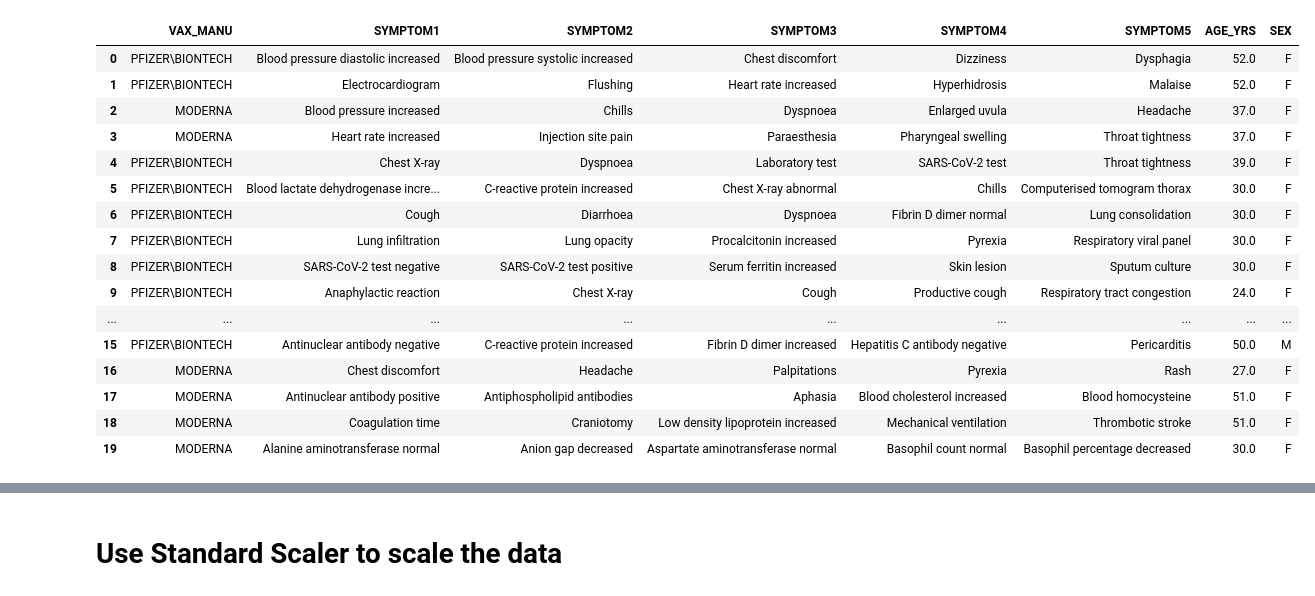
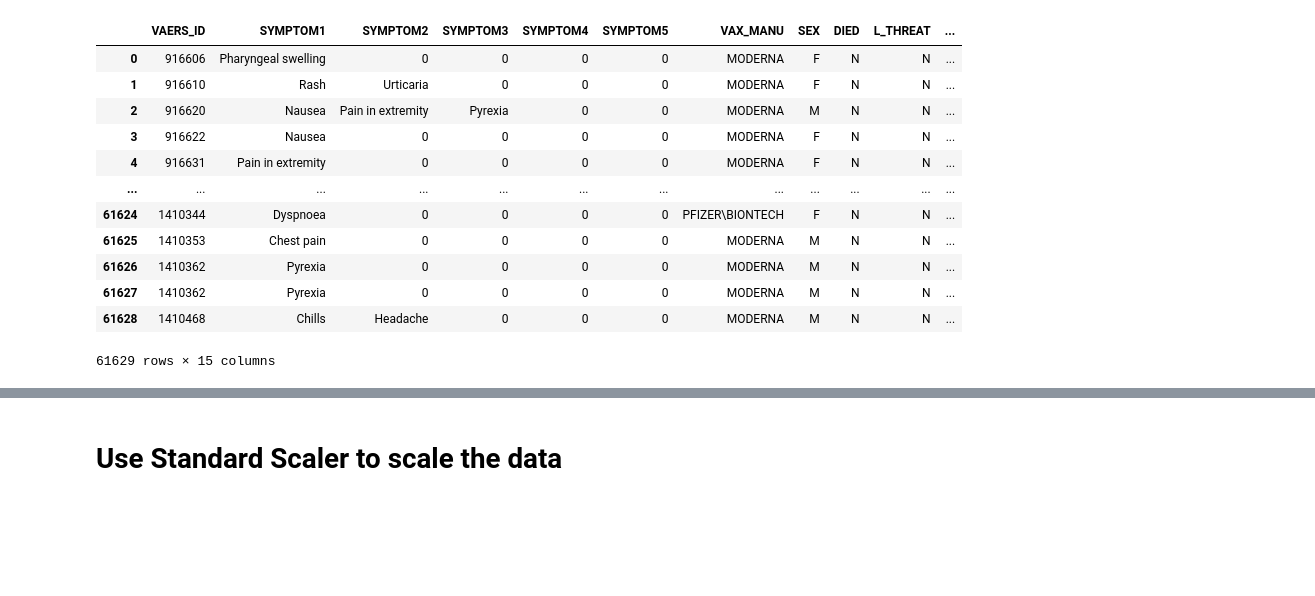
Before and after one commit to jvera01/COVID19_VAERS_ANALYSIS, a Jupyter notebook: Notebooks/RandomForest_VAERS.ipynb, the cells around one changed output, grey strips where cells are left out. Saved outputs shown, nothing was run; the diff lists cells and outputs as text; code cells hidden in the pictures; blank space fills up the shorter version.

```diff
--- a/Notebooks/RandomForest_VAERS.ipynb
+++ b/Notebooks/RandomForest_VAERS.ipynb
@@ -28,20 +20,20 @@ del vaxsymp['Unnamed: 0']
+# %%
+# Drop age_yrs and convert age_bin to string.
+vaxsymp = vaxsymp.drop(columns=['AGE_YRS'])
+vaxsymp['AGE_BIN'] = vaxsymp['AGE_BIN'].astype(str)
 # %%
-vaxsymp.head(20)
+vaxsymp
 # %% [output]
-|  | VAX_MANU | SYMPTOM1 | SYMPTOM2 | SYMPTOM3 | SYMPTOM4 | SYMPTOM5 | AGE_YRS | SEX |
-| 0 | PFIZER\BIONTECH | Blood pressure diastolic increased | Blood pressure systolic increased | Chest discomfort | Dizziness | Dysphagia | 52.0 | F |
-| 1 | PFIZER\BIONTECH | Electrocardiogram | Flushing | Heart rate increased | Hyperhidrosis | Malaise | 52.0 | F |
-| 2 | MODERNA | Blood pressure increased | Chills | Dyspnoea | Enlarged uvula | Headache | 37.0 | F |
-| 3 | MODERNA | Heart rate increased | Injection site pain | Paraesthesia | Pharyngeal swelling | Throat tightness | 37.0 | F |
-| 4 | PFIZER\BIONTECH | Chest X-ray | Dyspnoea | Laboratory test | SARS-CoV-2 test | Throat tightness | 39.0 | F |
-| 5 | PFIZER\BIONTECH | Blood lactate dehydrogenase incre... | C-reactive protein increased | Chest X-ray abnormal | Chills | Computerised tomogram thorax | 30.0 | F |
-| 6 | PFIZER\BIONTECH | Cough | Diarrhoea | Dyspnoea | Fibrin D dimer normal | Lung consolidation | 30.0 | F |
-| 7 | PFIZER\BIONTECH | Lung infiltration | Lung opacity | Procalcitonin increased | Pyrexia | Respiratory viral panel | 30.0 | F |
-| 8 | PFIZER\BIONTECH | SARS-CoV-2 test negative | SARS-CoV-2 test positive | Serum ferritin increased | Skin lesion | Sputum culture | 30.0 | F |
-| 9 | PFIZER\BIONTECH | Anaphylactic reaction | Chest X-ray | Cough | Productive cough | Respiratory tract congestion | 24.0 | F |
-| ... | ... | ... | ... | ... | ... | ... | ... | ... |
-| 15 | PFIZER\BIONTECH | Antinuclear antibody negative | C-reactive protein increased | Fibrin D dimer increased | Hepatitis C antibody negative | Pericarditis | 50.0 | M |
-| 16 | MODERNA | Chest discomfort | Headache | Palpitations | Pyrexia | Rash | 27.0 | F |
-| 17 | MODERNA | Antinuclear antibody positive | Antiphospholipid antibodies | Aphasia | Blood cholesterol increased | Blood homocysteine | 51.0 | F |
-| 18 | MODERNA | Coagulation time | Craniotomy | Low density lipoprotein increased | Mechanical ventilation | Thrombotic stroke | 51.0 | F |
-| 19 | MODERNA | Alanine aminotransferase normal | Anion gap decreased | Aspartate aminotransferase normal | Basophil count normal | Basophil percentage decreased | 30.0 | F |
+|  | VAERS_ID | SYMPTOM1 | SYMPTOM2 | SYMPTOM3 | SYMPTOM4 | SYMPTOM5 | VAX_MANU | SEX | DIED | L_THREAT | ... |
+| 0 | 916606 | Pharyngeal swelling | 0 | 0 | 0 | 0 | MODERNA | F | N | N | ... |
+| 1 | 916610 | Rash | Urticaria | 0 | 0 | 0 | MODERNA | F | N | N | ... |
+| 2 | 916620 | Nausea | Pain in extremity | Pyrexia | 0 | 0 | MODERNA | M | N | N | ... |
+| 3 | 916622 | Nausea | 0 | 0 | 0 | 0 | MODERNA | F | N | N | ... |
+| 4 | 916631 | Pain in extremity | 0 | 0 | 0 | 0 | MODERNA | F | N | N | ... |
+| ... | ... | ... | ... | ... | ... | ... | ... | ... | ... | ... | ... |
+| 61624 | 1410344 | Dyspnoea | 0 | 0 | 0 | 0 | PFIZER\BIONTECH | F | N | N | ... |
+| 61625 | 1410353 | Chest pain | 0 | 0 | 0 | 0 | MODERNA | M | N | N | ... |
+| 61626 | 1410362 | Pyrexia | 0 | 0 | 0 | 0 | MODERNA | M | N | N | ... |
+| 61627 | 1410362 | Pyrexia | 0 | 0 | 0 | 0 | MODERNA | M | N | N | ... |
+| 61628 | 1410468 | Chills | Headache | 0 | 0 | 0 | MODERNA | M | N | N | ... |
+61629 rows × 15 columns
```
Also changed, not shown: parts of 17 cells of this notebook, 3 other files.
